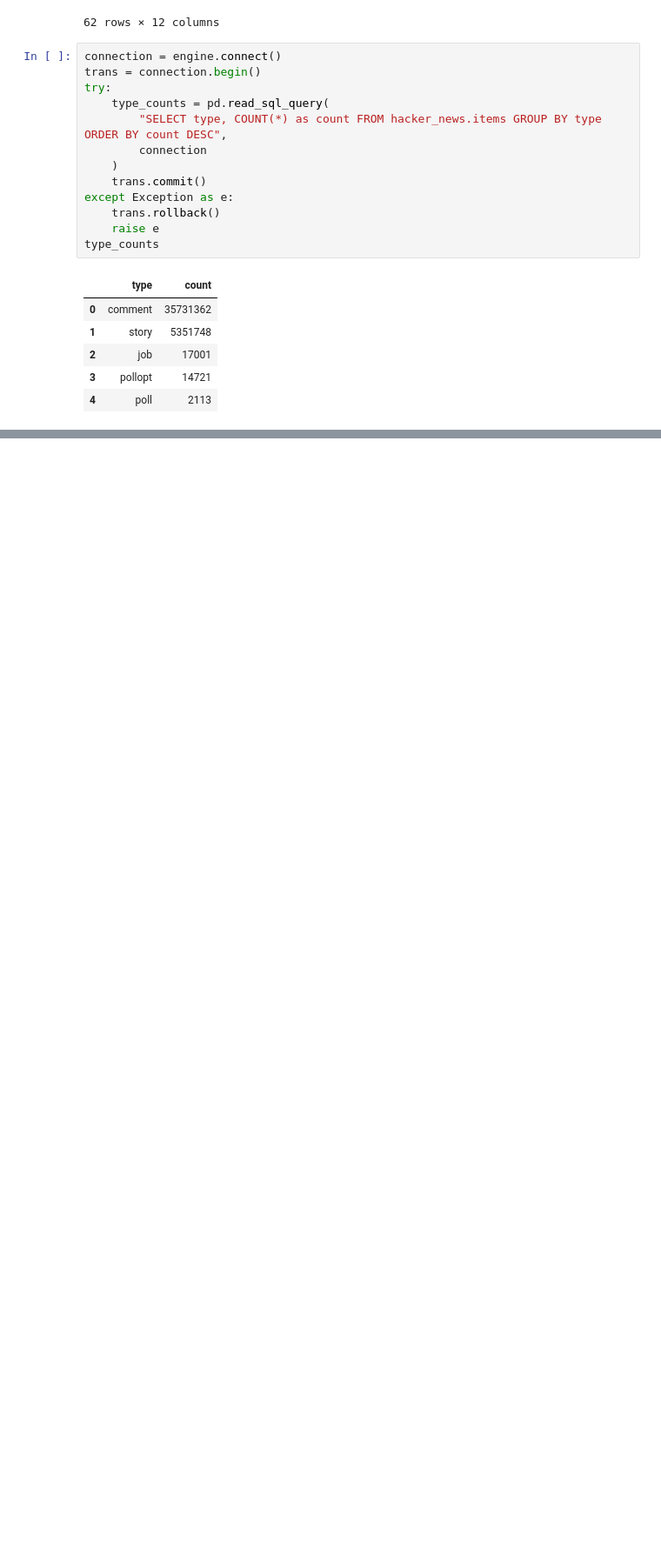
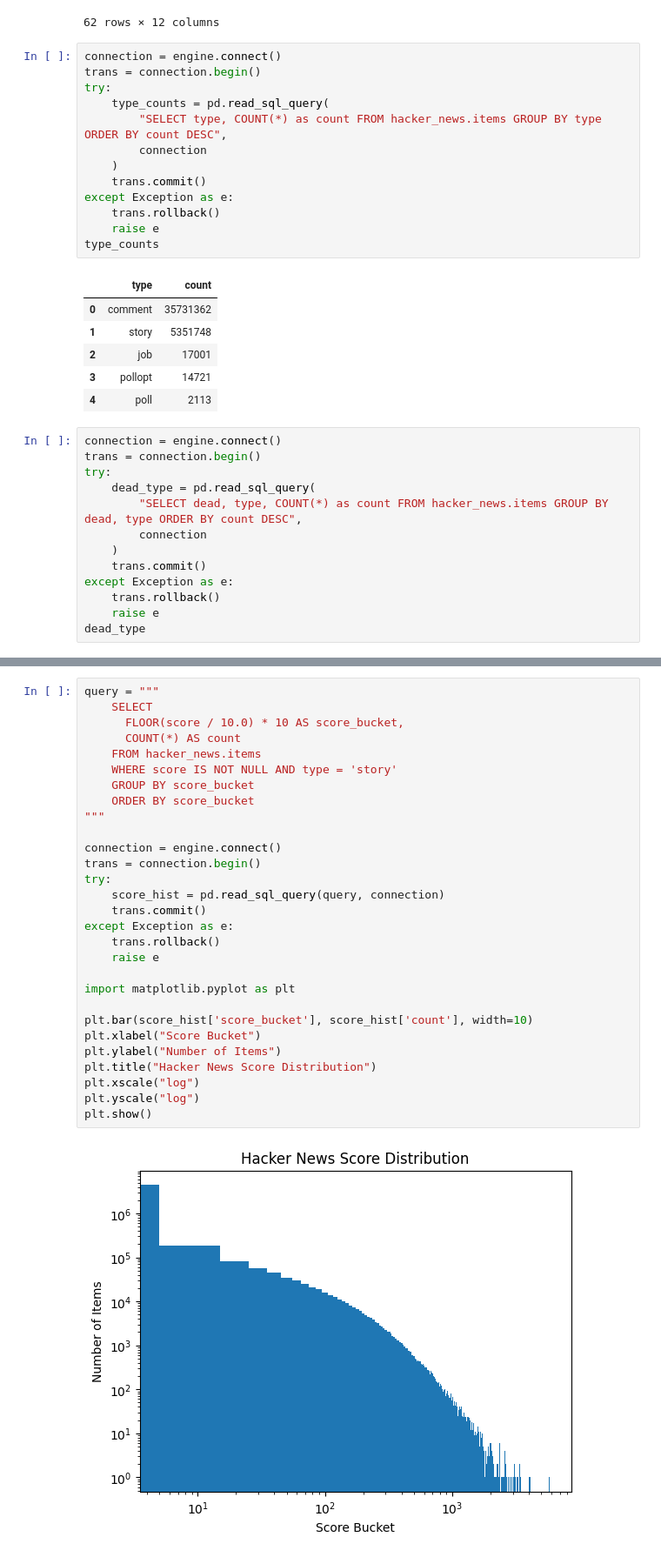
Before and after one commit to CovertSheeke/MLX8_W1_dropout-disco, a Jupyter notebook: Ethan/data-quality-check.ipynb, the cells around one changed output, grey strips where cells are left out. Shown at 87% size. Saved outputs shown, nothing was run; the diff lists cells and outputs as text; blank space fills up the shorter version.

```diff
--- a/Ethan/data-quality-check.ipynb
+++ b/Ethan/data-quality-check.ipynb
@@ -174,3 +174,16 @@ type_counts
 | 2 | job | 17001 |
 | 3 | pollopt | 14721 |
 | 4 | poll | 2113 |
+# %%
+connection = engine.connect()
+trans = connection.begin()
+try:
+    dead_type = pd.read_sql_query(
+        "SELECT dead, type, COUNT(*) as count FROM hacker_news.items GROUP BY dead, type ORDER BY count DESC",
+        connection
+    )
+    trans.commit()
+except Exception as e:
+    trans.rollback()
+    raise e
+dead_type
@@ -176,0 +226,31 @@ type_counts
+# %%
+query = """
+    SELECT
+      FLOOR(score / 10.0) * 10 AS score_bucket,
+      COUNT(*) AS count
+    FROM hacker_news.items
+    WHERE score IS NOT NULL AND type = 'story'
+    GROUP BY score_bucket
+    ORDER BY score_bucket
+"""
+
+connection = engine.connect()
+trans = connection.begin()
+try:
+    score_hist = pd.read_sql_query(query, connection)
+    trans.commit()
+except Exception as e:
+    trans.rollback()
+    raise e
+
+import matplotlib.pyplot as plt
+
+plt.bar(score_hist['score_bucket'], score_hist['count'], width=10)
+plt.xlabel("Score Bucket")
+plt.ylabel("Number of Items")
+plt.title("Hacker News Score Distribution")
+plt.xscale("log")
+plt.yscale("log")
+plt.show()
+# %% [output]
+[figure, added]
```
Also changed, not shown: parts of 3 cells of this notebook, 2 other files.
